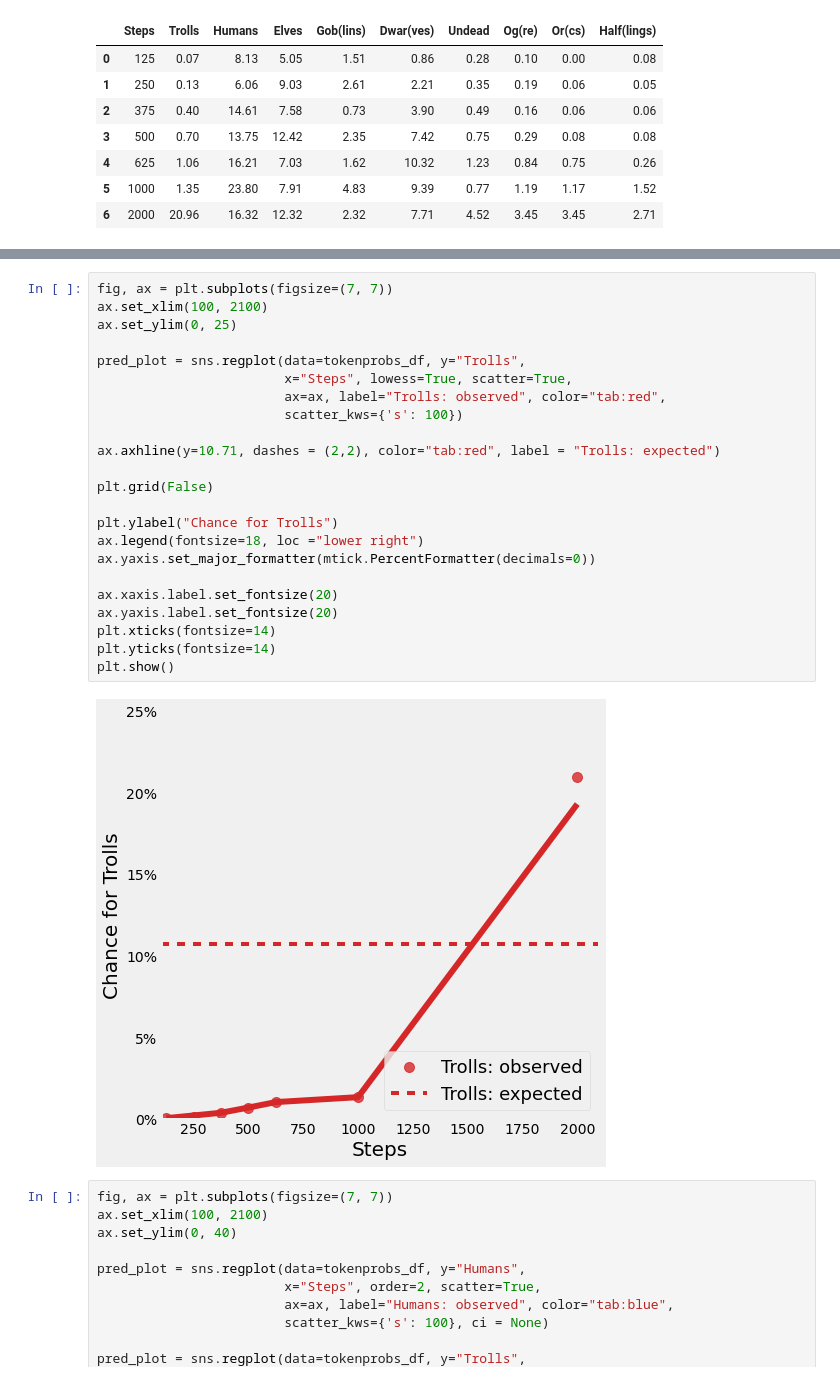
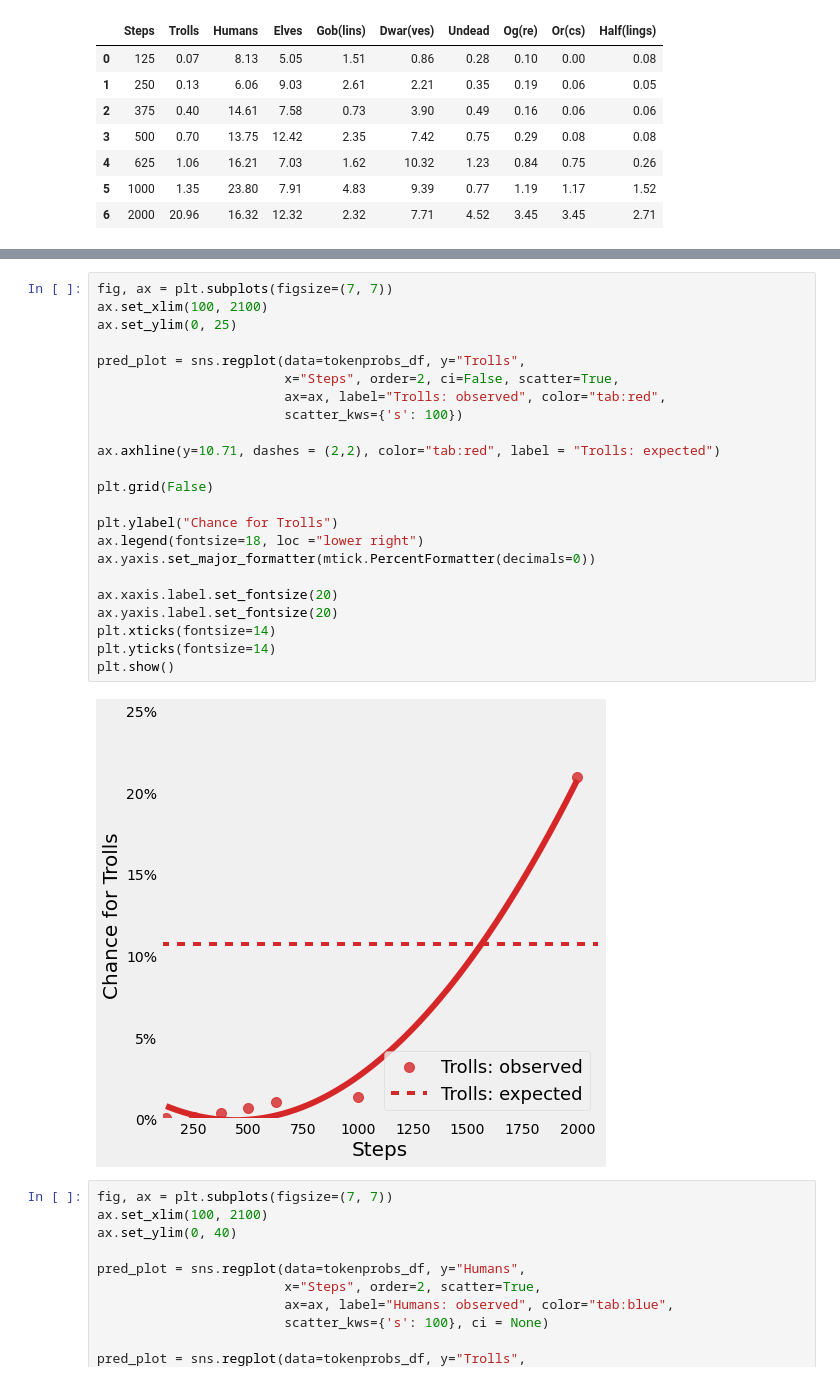
Before and after one commit to TravelingRobot/NAI_Community_Research, a Jupyter notebook: module_studies/FB Encounters.ipynb, the cells around one changed output, grey strips where cells are left out. Saved outputs shown, nothing was run; the diff lists cells and outputs as text.

```diff
--- a/module_studies/FB Encounters.ipynb
+++ b/module_studies/FB Encounters.ipynb
@@ -290,28 +291,28 @@ plt.show()
 # %%
 fig, ax = plt.subplots(figsize=(7, 7))
 ax.set_xlim(100, 2100)
 ax.set_ylim(0, 25)
 
 pred_plot = sns.regplot(data=tokenprobs_df, y="Trolls",
-                        x="Steps", lowess=True, scatter=True,
+                        x="Steps", order=2, ci=False, scatter=True,
                         ax=ax, label="Trolls: observed", color="tab:red",
                         scatter_kws={'s': 100})
 
 ax.axhline(y=10.71, dashes = (2,2), color="tab:red", label = "Trolls: expected")
 
 plt.grid(False)
 
 plt.ylabel("Chance for Trolls")
 ax.legend(fontsize=18, loc ="lower right")
 ax.yaxis.set_major_formatter(mtick.PercentFormatter(decimals=0))
 
 ax.xaxis.label.set_fontsize(20)
 ax.yaxis.label.set_fontsize(20)
 plt.xticks(fontsize=14)
 plt.yticks(fontsize=14)
 plt.show()
 # %% [output]
-[figure, old version]
+[figure, new version]
 # %%
 fig, ax = plt.subplots(figsize=(7, 7))
 ax.set_xlim(100, 2100)
```
Also changed, not shown: parts of 4 cells of this notebook, 2 other files.
